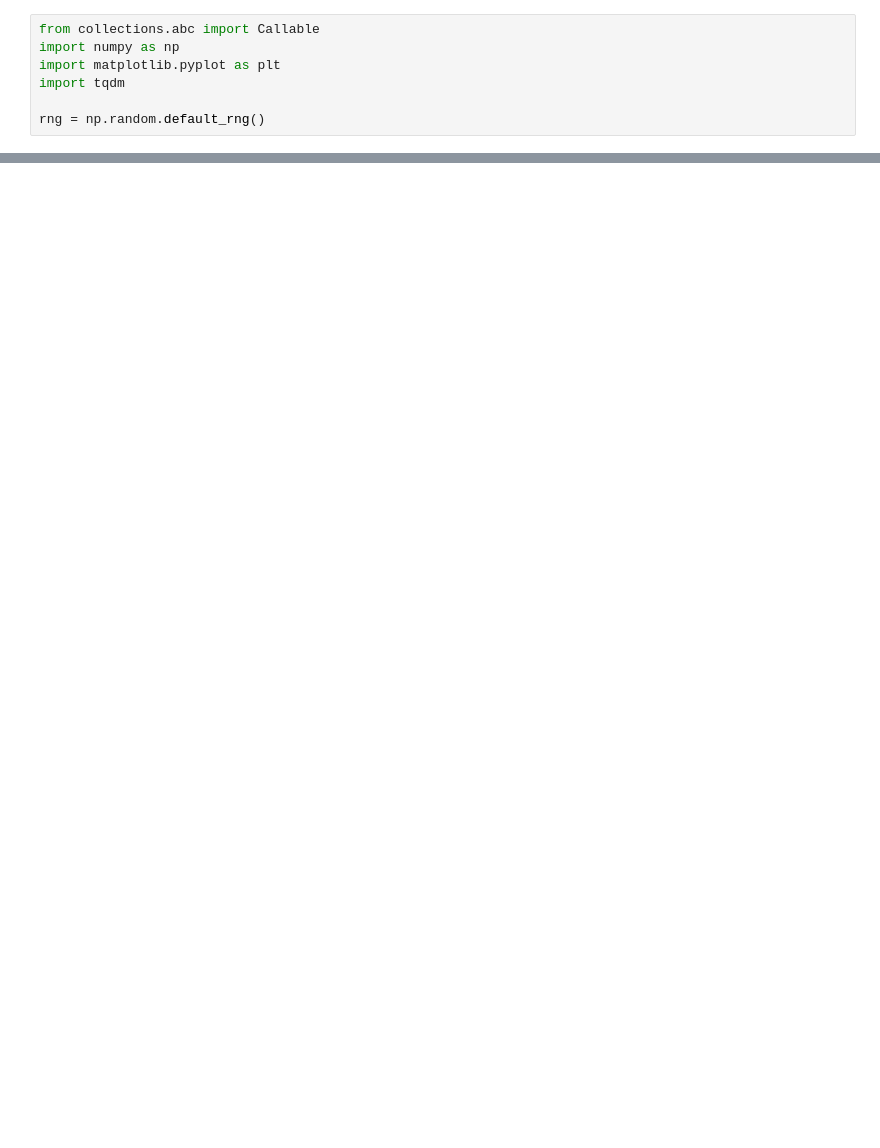
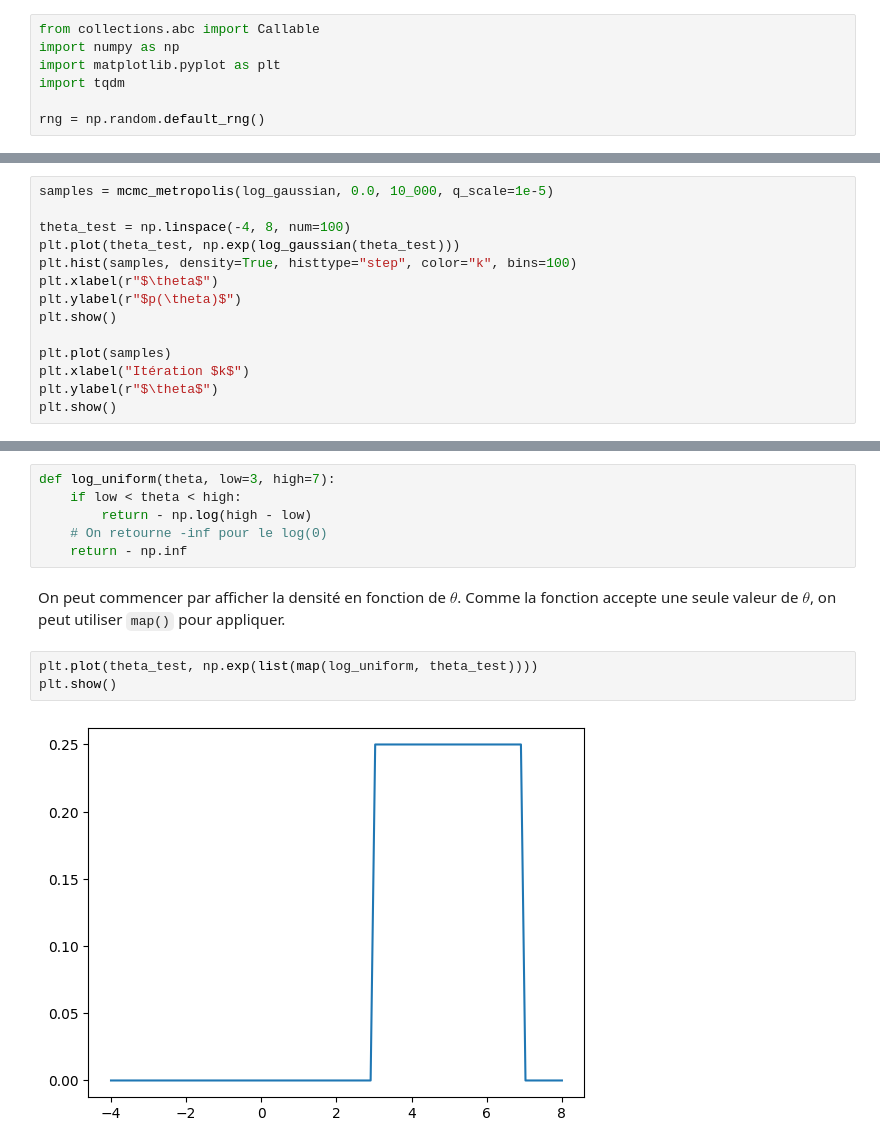
Before and after one commit to vandalt/phy3051-students, a Jupyter notebook: tp3-mcmc/mcmc.ipynb, the cells around one changed output, grey strips where cells are left out. Cells and saved outputs as stored; diff of their text form; blank space fills up the shorter version.

Commit message:
mcmc update

```diff
--- a/tp3-mcmc/mcmc.ipynb
+++ b/tp3-mcmc/mcmc.ipynb
@@ -138,0 +131,14 @@ for i, xc in enumerate(x_check):
+# %%
+samples = mcmc_metropolis(log_gaussian, 0.0, 10_000, q_scale=1e-5)
+
+theta_test = np.linspace(-4, 8, num=100)
+plt.plot(theta_test, np.exp(log_gaussian(theta_test)))
+plt.hist(samples, density=True, histtype="step", color="k", bins=100)
+plt.xlabel(r"$\theta$")
+plt.ylabel(r"$p(\theta)$")
+plt.show()
+
+plt.plot(samples)
+plt.xlabel("Itération $k$")
+plt.ylabel(r"$\theta$")
+plt.show()
@@ -138,0 +154,13 @@ for i, xc in enumerate(x_check):
+# %%
+def log_uniform(theta, low=3, high=7):
+    if low < theta < high:
+        return - np.log(high - low)
+    # On retourne -inf pour le log(0)
+    return - np.inf
+# %% [markdown]
+On peut commencer par afficher la densité en fonction de $\theta$. Comme la fonction accepte une seule valeur de $\theta$, on peut utiliser `map()` pour appliquer.
+# %%
+plt.plot(theta_test, np.exp(list(map(log_uniform, theta_test))))
+plt.show()
+# %% [output]
+[figure, added]
```
Also changed, not shown: parts of 70 cells of this notebook, 1 other file.
